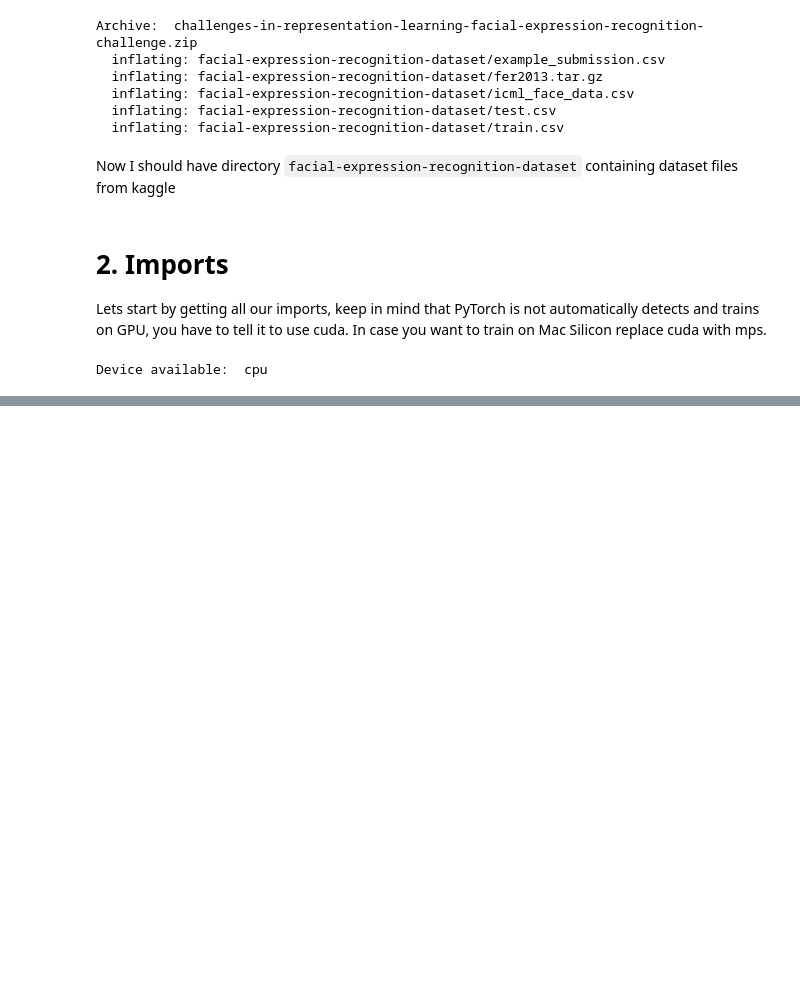
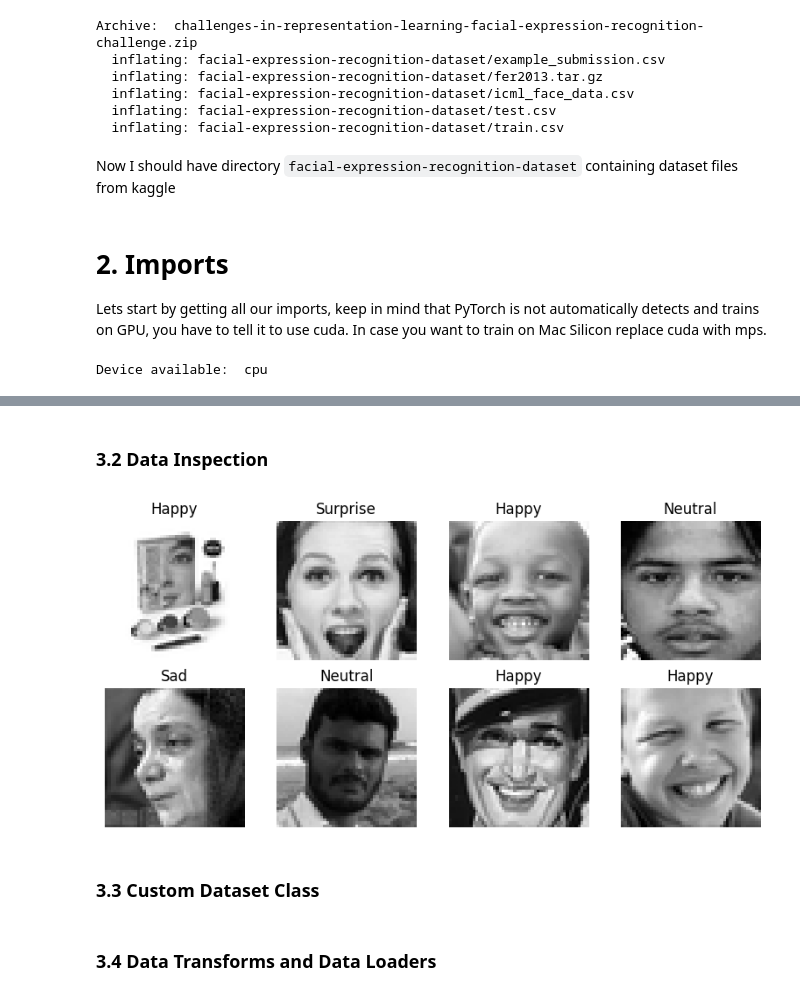
Before and after one commit to b3tameche/kaggle-facial-expression-recognition, a Jupyter notebook: facial_expression_recognition.ipynb, the cells around one changed output, grey strips where cells are left out. Drawn from its saved outputs; the diff is of its cells as text; code cells hidden in the pictures; blank space fills up the shorter version.

Commit message:
data exploration / loading

```diff
--- a/facial_expression_recognition.ipynb
+++ b/facial_expression_recognition.ipynb
@@ -49,0 +55,10 @@ Device available:  cpu
+# %%
+train_df = pd.read_csv('facial-expression-recognition-dataset/train.csv')
+test_df = pd.read_csv('facial-expression-recognition-dataset/test.csv')
+
+print(f"trainset shape: {train_df.shape}")
+print(f"testset shape: {test_df.shape}")
+print(f"\nEmotion distribution in trainset:")
+print(train_df['emotion'].value_counts().sort_values(ascending=False))
+
+emotion_labels = {0: 'Angry', 1: 'Disgust', 2: 'Fear', 3: 'Happy', 4: 'Sad', 5: 'Surprise', 6: 'Neutral'}
@@ -49,0 +79,29 @@ Device available:  cpu
+# %% [markdown]
+### 3.2 Data Inspection
+# %%
+def plot_sample_images(df, num_samples=8):
+    _, axes = plt.subplots(2, 4, figsize=(8, 4))
+    axes = axes.ravel()
+
+    for i in range(num_samples):
+        # random sample
+        idx = np.random.randint(0, len(df))
+        emotion = df.iloc[idx]['emotion']
+        pixels = df.iloc[idx]['pixels']
+
+        # convert bytearray to grayscale image
+        pixel_values = np.array(pixels.split(), dtype=np.uint8)
+        image = pixel_values.reshape(48, 48)
+
+        axes[i].imshow(image, cmap='gray')
+        axes[i].set_title(f'{emotion_labels[emotion]}')
+        axes[i].axis('off')
+
+    plt.tight_layout()
+    plt.show()
+
+plot_sample_images(train_df)
+# %% [output]
+[figure, added]
+# %% [markdown]
+### 3.3 Custom Dataset Class
@@ -49,0 +132,2 @@ Device available:  cpu
+# %% [markdown]
+### 3.4 Data Transforms and Data Loaders
```
Also changed, not shown: parts of 6 cells of this notebook.
